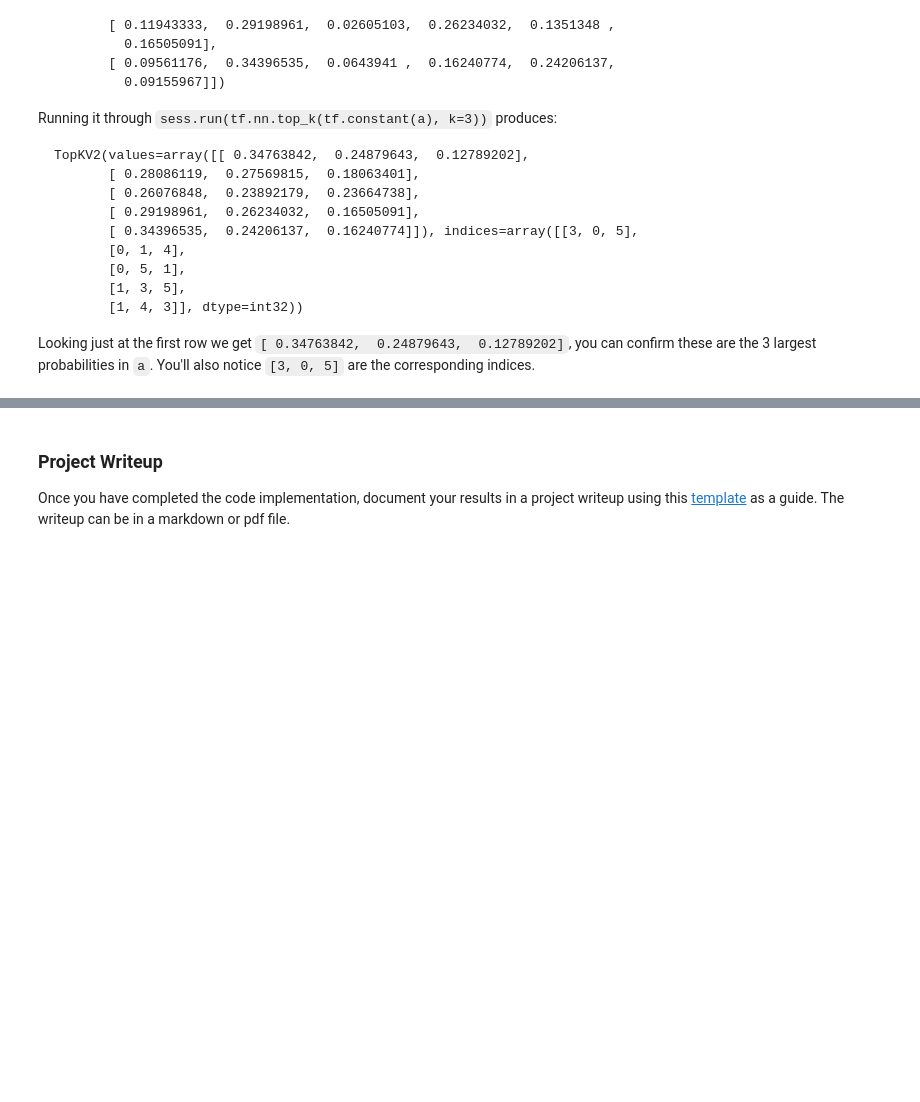
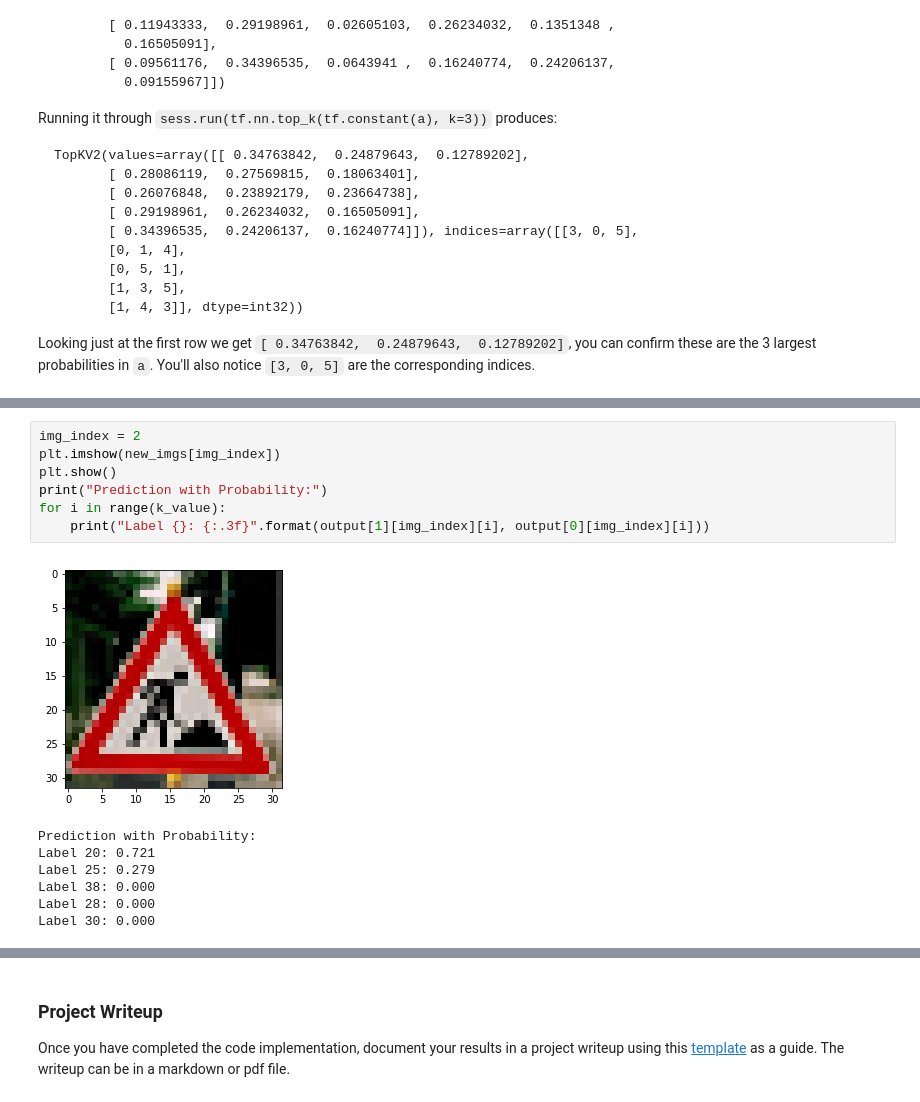
Before and after one commit to Dios-Malone/CarND-Traffic-Sign-Classifier-Project, a Jupyter notebook: Traffic_Sign_Classifier.ipynb, the cells around one changed output, grey strips where cells are left out. Drawn from its saved outputs; the diff is of its cells as text; blank space fills up the shorter version.

```diff
--- a/Traffic_Sign_Classifier.ipynb
+++ b/Traffic_Sign_Classifier.ipynb
@@ -611,0 +660,15 @@ Looking just at the first row we get `[ 0.34763842,  0.24879643,  0.12789202]`,
+# %%
+img_index = 2
+plt.imshow(new_imgs[img_index])
+plt.show()
+print("Prediction with Probability:")
+for i in range(k_value):
+    print("Label {}: {:.3f}".format(output[1][img_index][i], output[0][img_index][i]))
+# %% [output]
+[figure, added]
+Prediction with Probability:
+Label 20: 0.721
+Label 25: 0.279
+Label 38: 0.000
+Label 28: 0.000
+Label 30: 0.000
```
Also changed, not shown: parts of 11 cells of this notebook.
